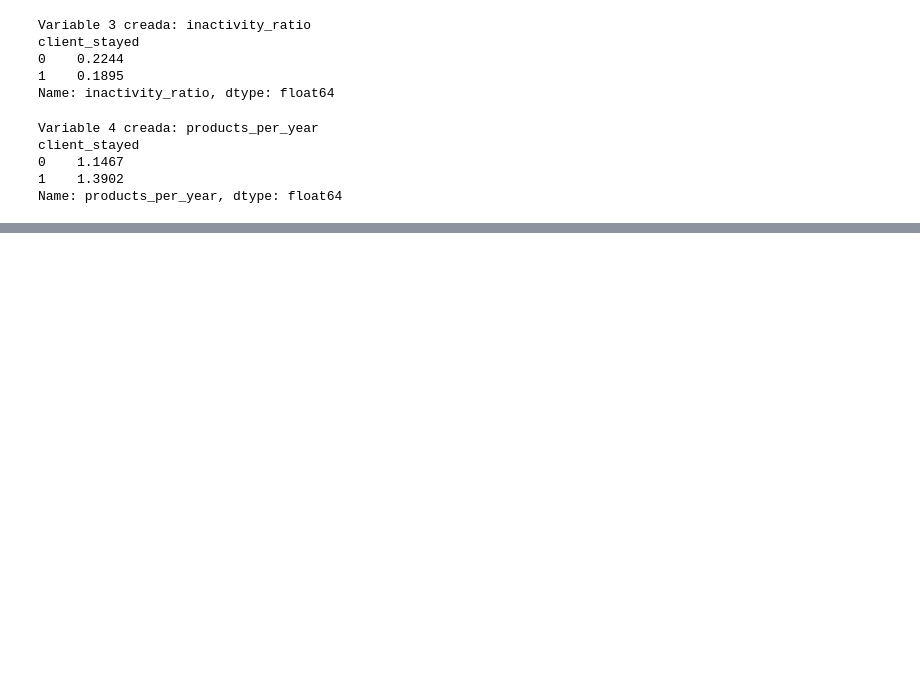
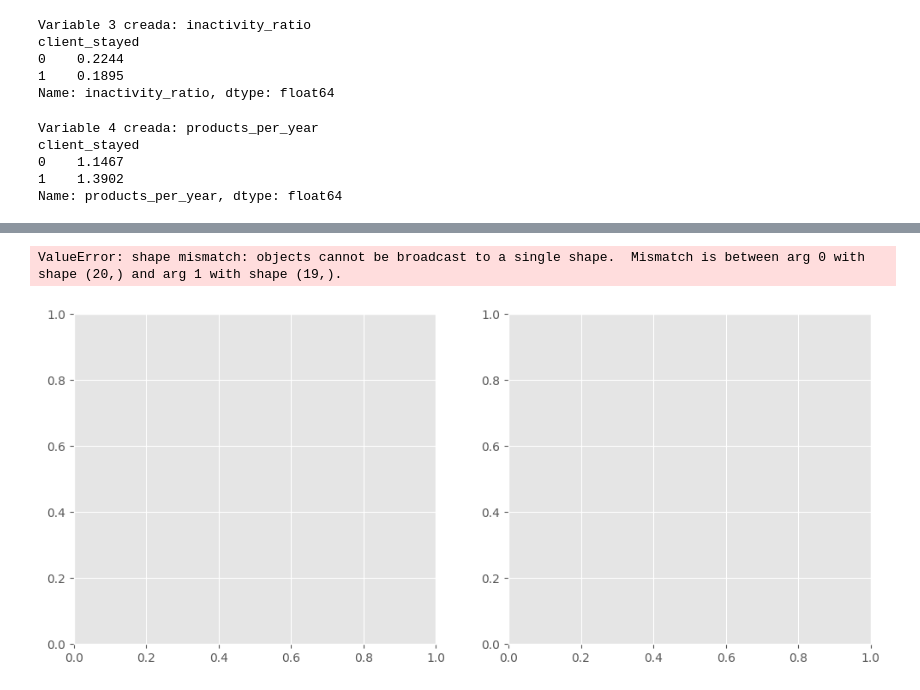
Before and after one commit to bielng/Data-Lab, a Jupyter notebook: trial_05.ipynb, the cells around one changed output, grey strips where cells are left out. Drawn from its saved outputs; the diff is of its cells as text; code cells hidden in the pictures; blank space fills up the shorter version.

```diff
--- a/trial_05.ipynb
+++ b/trial_05.ipynb
@@ -362,0 +560,30 @@ Name: products_per_year, dtype: float64
+# %%
+# Gráfica del codo (scree plot)
+fig, (ax1, ax2) = plt.subplots(1, 2, figsize=(12, 5))
+
+n_comp = len(eigenvalues)
+ax1.bar(range(1, min(20, n_comp)+1), explained_var[:19]*100, color='#3498db')
+ax1.set_xlabel('Componente Principal')
+ax1.set_ylabel('Varianza explicada (%)')
+ax1.set_title('Scree Plot — Varianza por componente')
+
+ax2.plot(range(1, n_comp+1), cumulative_var*100, marker='o', markersize=3, color='#e74c3c')
+ax2.axhline(80, color='gray', linestyle='--', label='80%')
+ax2.axhline(90, color='black', linestyle='--', label='90%')
+ax2.set_xlabel('Número de componentes')
+ax2.set_ylabel('Varianza acumulada (%)')
+ax2.set_title('Varianza Acumulada Explicada')
+ax2.legend()
+ax2.set_xlim(0, 20)
+
+plt.tight_layout()
+plt.show()
+
+# ¿Cuántos componentes para 80% y 90%?
+n_80 = np.argmax(cumulative_var >= 0.80) + 1
+n_90 = np.argmax(cumulative_var >= 0.90) + 1
+print(f"Componentes para 80% de varianza: {n_80}")
+print(f"Componentes para 90% de varianza: {n_90}")
+# %% [output]
+ValueError: shape mismatch: objects cannot be broadcast to a single shape.  Mismatch is between arg 0 with shape (20,) and arg 1 with shape (19,).
+[figure, added]
```
Also changed, not shown: parts of 11 cells of this notebook, 7 other files.
